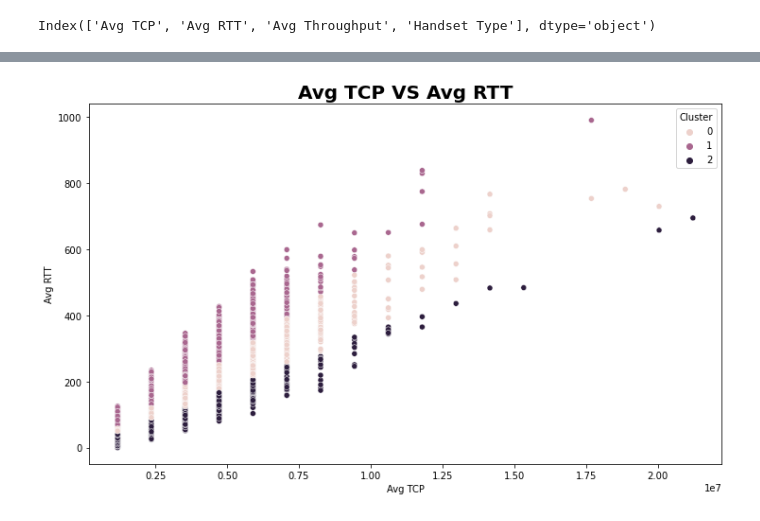
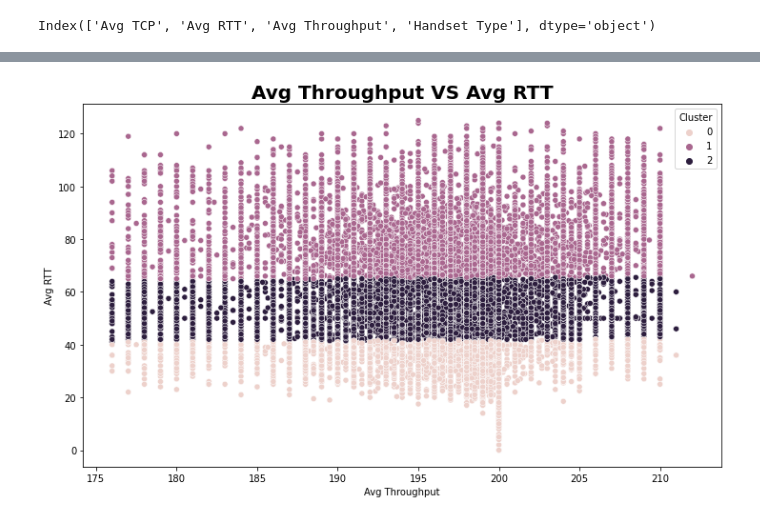
Before and after one commit to sidoine-dako/User-Analytics-Telecom-Industry, a Jupyter notebook: notebook/Task 3 - Experience Analytics.ipynb, the cells around one changed output, grey strips where cells are left out. Drawn from its saved outputs; the diff is of its cells as text; code cells hidden in the pictures.

```diff
--- a/notebook/Task 3 - Experience Analytics.ipynb
+++ b/notebook/Task 3 - Experience Analytics.ipynb
@@ -366,6 +352,6 @@ def plot_scatter(df,xcol:str,ycol:str,hue='Cluster'):
         plt.title(f'{xcol} VS {ycol}', size=20, fontweight='bold')
         plt.show()
 # %%
-plot_scatter(dfKmFV,'Avg TCP','Avg RTT')
+plot_scatter(dfKmFV,'Avg Throughput','Avg RTT')
 # %% [output]
-[figure, old version]
+[figure, new version]
```
Also changed, not shown: parts of 16 cells of this notebook.
